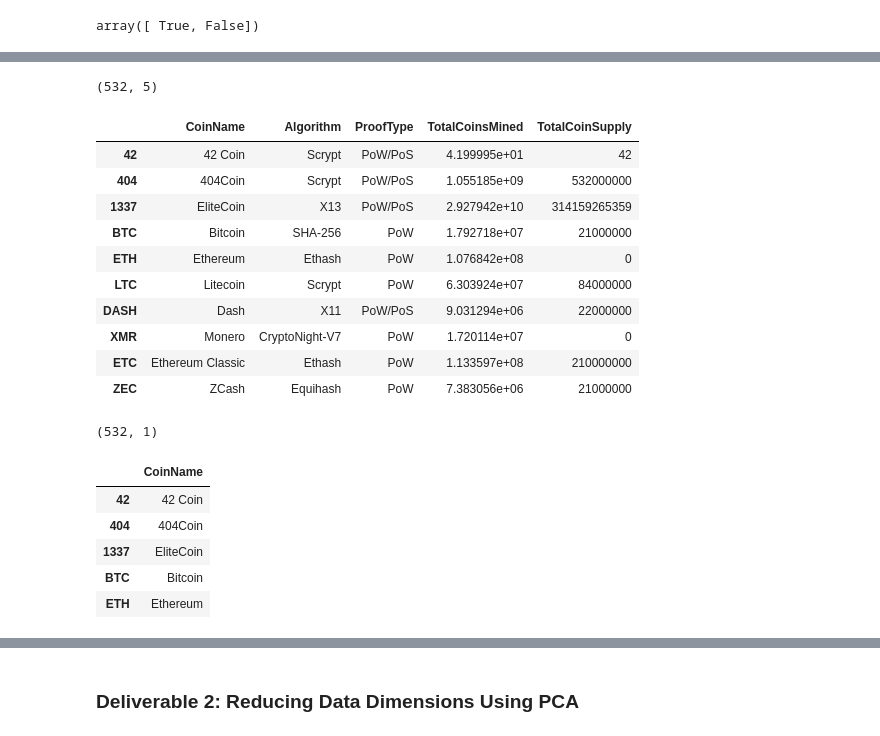
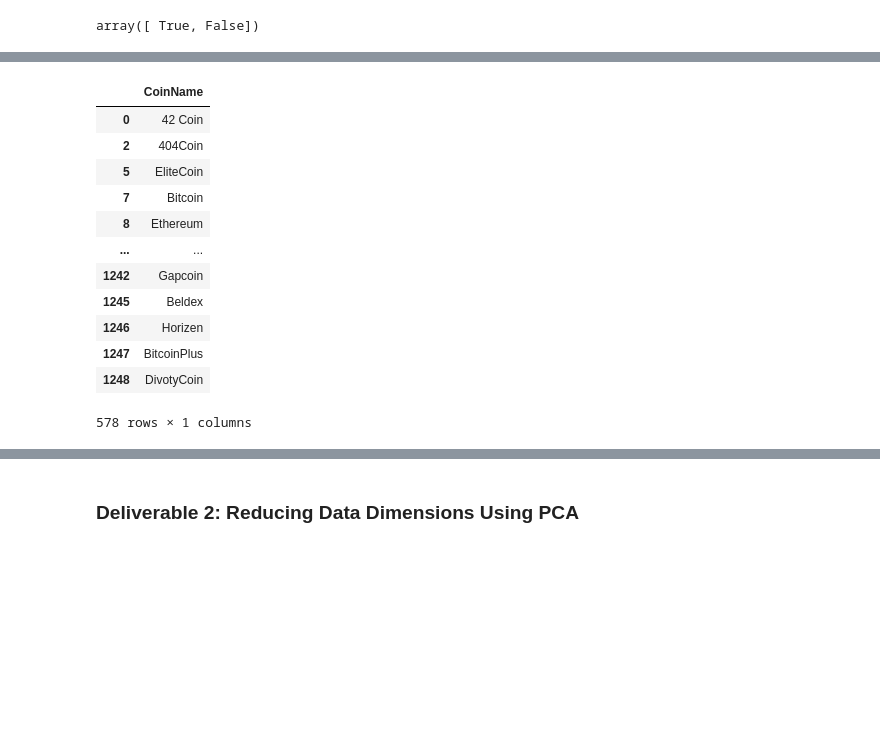
Before and after one commit to GilianThompson/Cryptocurrencies, a Jupyter notebook: crypto_clustering.ipynb, the cells around one changed output, grey strips where cells are left out. Drawn from its saved outputs; the diff is of its cells as text; code cells hidden in the pictures; blank space fills up the shorter version.

```diff
--- a/crypto_clustering.ipynb
+++ b/crypto_clustering.ipynb
@@ -92,29 +75,23 @@ crypto_df
 # %%
 # Keep the rows where coins are mined.
-# YOUR CODE HERE
+crypto_df = crypto_df[crypto_df["TotalCoinsMined"] != 0]
-# %% [output]
-(532, 5)
-|  | CoinName | Algorithm | ProofType | TotalCoinsMined | TotalCoinSupply |
-| 42 | 42 Coin | Scrypt | PoW/PoS | 4.199995e+01 | 42 |
-| 404 | 404Coin | Scrypt | PoW/PoS | 1.055185e+09 | 532000000 |
-| 1337 | EliteCoin | X13 | PoW/PoS | 2.927942e+10 | 314159265359 |
-| BTC | Bitcoin | SHA-256 | PoW | 1.792718e+07 | 21000000 |
-| ETH | Ethereum | Ethash | PoW | 1.076842e+08 | 0 |
-| LTC | Litecoin | Scrypt | PoW | 6.303924e+07 | 84000000 |
-| DASH | Dash | X11 | PoW/PoS | 9.031294e+06 | 22000000 |
-| XMR | Monero | CryptoNight-V7 | PoW | 1.720114e+07 | 0 |
-| ETC | Ethereum Classic | Ethash | PoW | 1.133597e+08 | 210000000 |
-| ZEC | ZCash | Equihash | PoW | 7.383056e+06 | 21000000 |
 # %%
 # Create a new DataFrame that holds only the cryptocurrencies names.
-# YOUR CODE HERE
+coin_df = pd.DataFrame(crypto_df["CoinName"])
+coin_df
 # %% [output]
+|  | CoinName |
+| 0 | 42 Coin |
+| 2 | 404Coin |
+| 5 | EliteCoin |
+| 7 | Bitcoin |
+| 8 | Ethereum |
+| ... | ... |
+| 1242 | Gapcoin |
+| 1245 | Beldex |
+| 1246 | Horizen |
+| 1247 | BitcoinPlus |
+| 1248 | DivotyCoin |
-(532, 1)
+578 rows × 1 columns
-|  | CoinName |
-| 42 | 42 Coin |
-| 404 | 404Coin |
-| 1337 | EliteCoin |
-| BTC | Bitcoin |
-| ETH | Ethereum |
 # %%
 # Drop the 'CoinName' column since it's not going to be used on the clustering algorithm.
```
Also changed, not shown: parts of 19 cells of this notebook.
